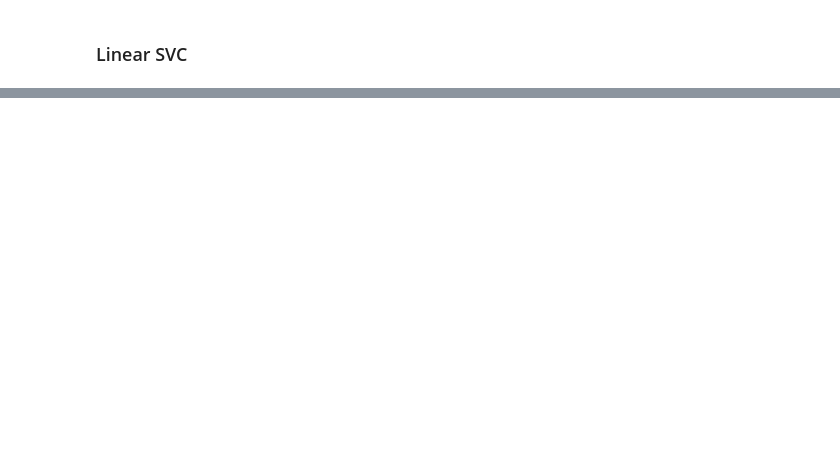
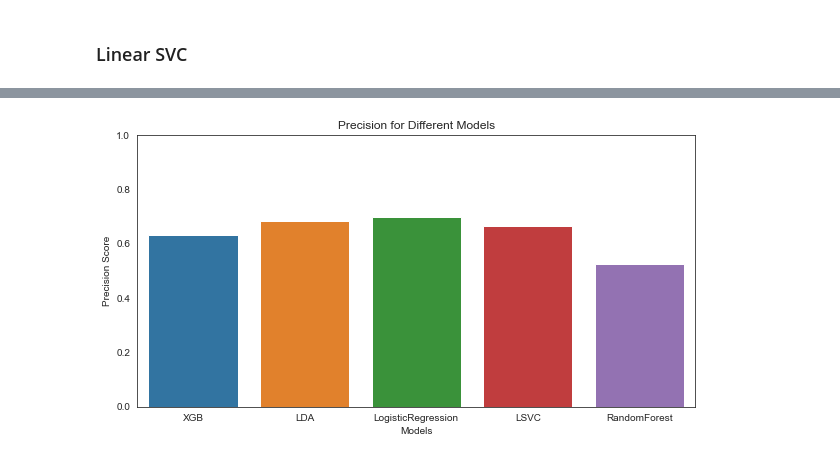
Before and after one commit to gaurasinha/AutisticDisorderProject, a Jupyter notebook: Checkpoint3.ipynb, the cells around one changed output, grey strips where cells are left out. Saved outputs shown, nothing was run; the diff lists cells and outputs as text; code cells hidden in the pictures; blank space fills up the shorter version.

```diff
--- a/Checkpoint3.ipynb
+++ b/Checkpoint3.ipynb
@@ -376,0 +492,12 @@ Normalized confusion matrix
+# %%
+sns.axes_style('white')
+sns.set_style('white')
+fig = plt.figure(figsize = (10, 5))
+plt.ylim(0,1)
+ax = sns.barplot(models,precision)
+plt.title("Precision for Different Models")
+plt.xlabel("Models")
+plt.ylabel("Precision Score")
+plt.show()
+# %% [output]
+[figure, added]
```
Also changed, not shown: parts of 32 cells of this notebook.
